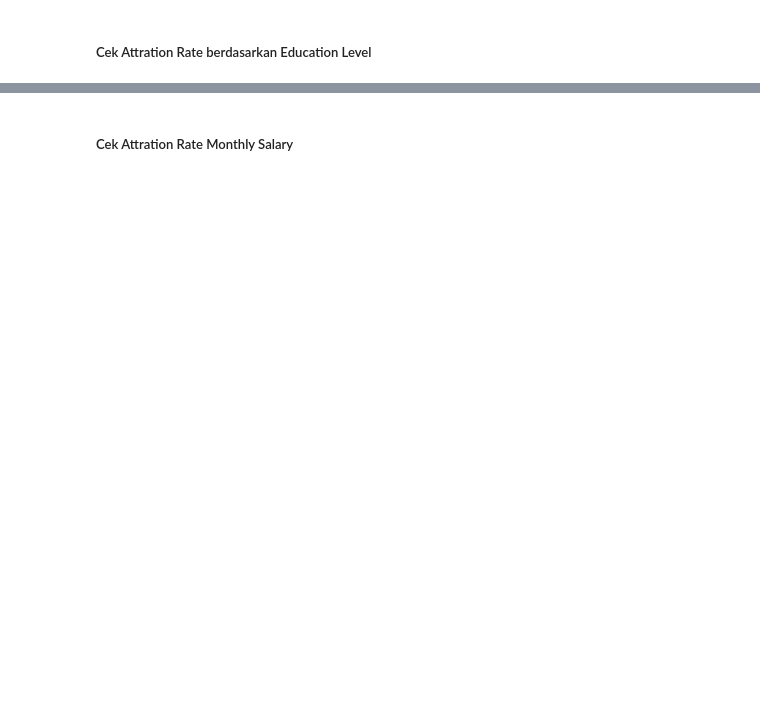
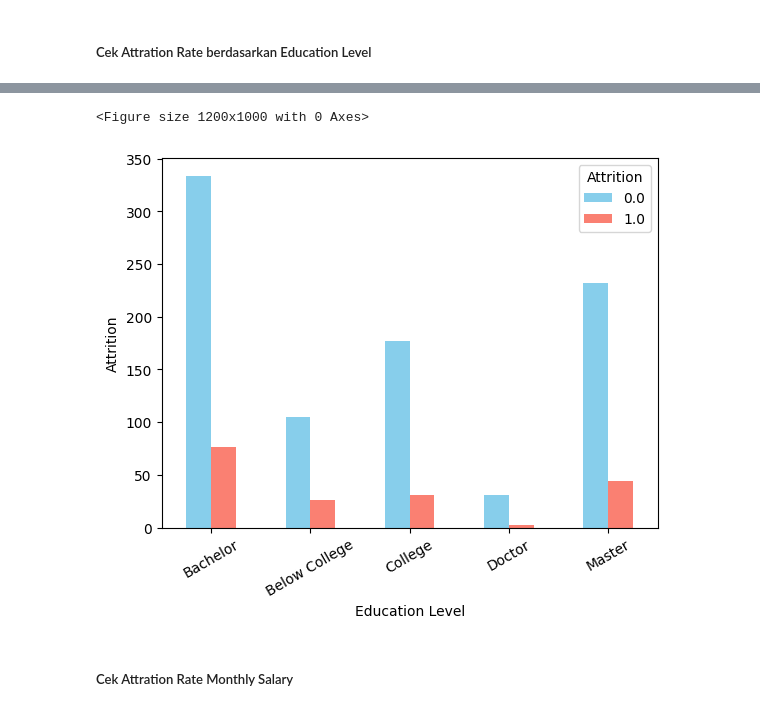
Before and after one commit to Sulbae/HR-Dashboard, a Jupyter notebook: notebook.ipynb, the cells around one changed output, grey strips where cells are left out. Cells and saved outputs as stored; diff of their text form; code cells hidden in the pictures; blank space fills up the shorter version.

```diff
--- a/notebook.ipynb
+++ b/notebook.ipynb
@@ -356,0 +420,4 @@ Passing `palette` without assigning `hue` is deprecated and will be removed in v
+# %%
+att_edu = edu_df.groupby('Education')['Attrition'].value_counts().unstack()
+
+att_edu
@@ -357,2 +432,13 @@ Passing `palette` without assigning `hue` is deprecated and will be removed in v
+# %%
+plt.figure(figsize=(12, 10))
+att_edu.plot(kind='bar', stacked=False, color=['skyblue', 'salmon'])
+plt.title('')
+plt.xlabel('Education Level')
+plt.xticks(rotation=30)
+plt.ylabel('Attrition')
+plt.show()
+# %% [output]
+<Figure size 1200x1000 with 0 Axes>
+[figure, added]
 # %% [markdown]
 ##### Cek Attration Rate Monthly Salary
```
Also changed, not shown: parts of 10 cells of this notebook.
